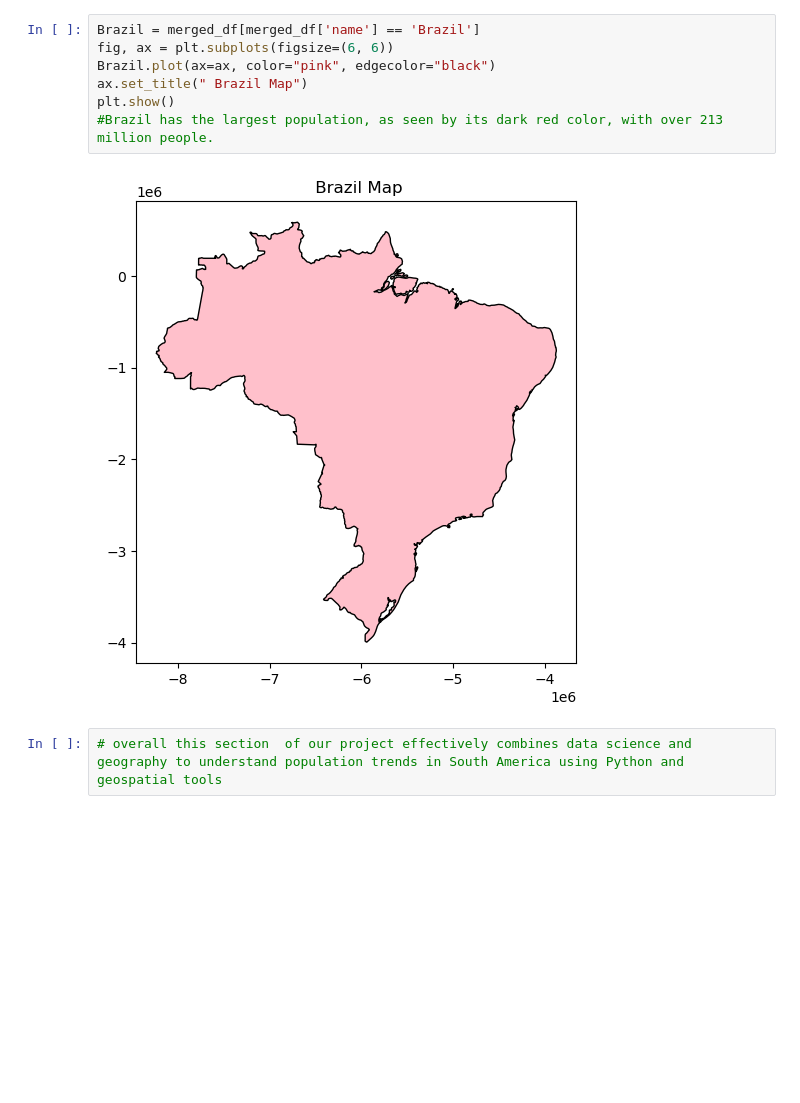
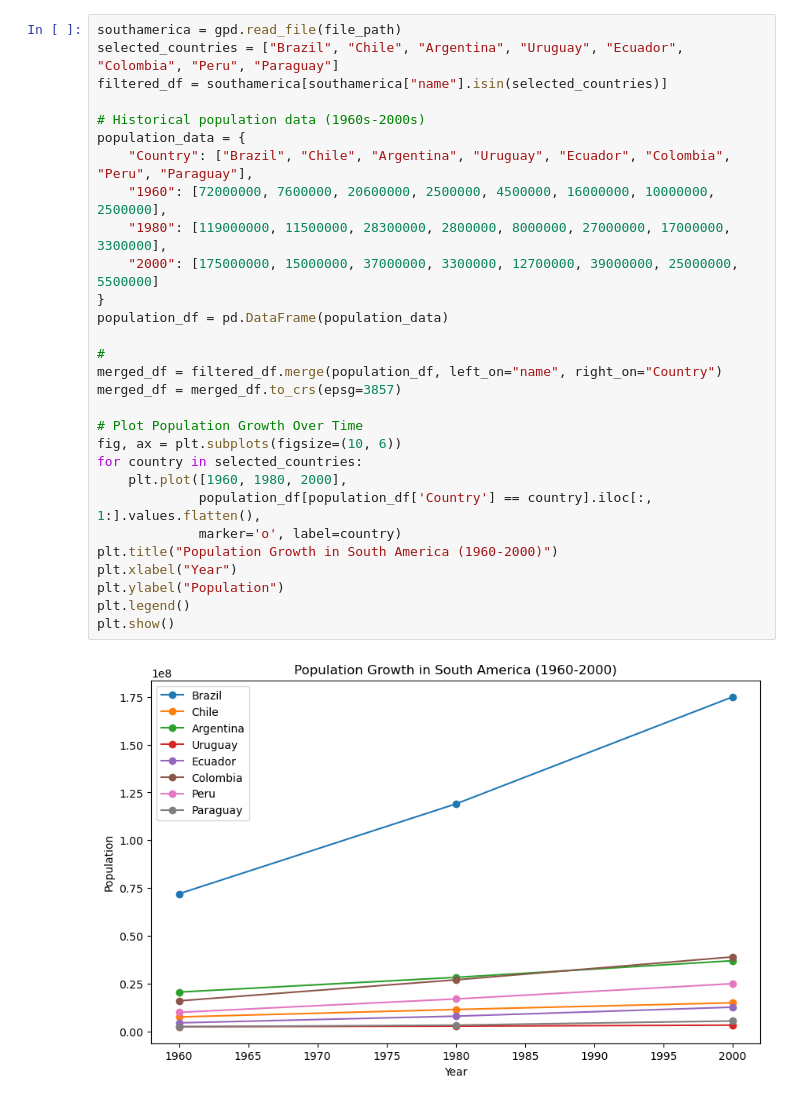
Before and after one commit to celestebasken/Project1, a Jupyter notebook: joc_workspace.ipynb, the cells around one changed output. Cells and saved outputs as stored; diff of their text form; blank space fills up the shorter version.

```diff
--- a/joc_workspace.ipynb
+++ b/joc_workspace.ipynb
@@ -96,11 +85,31 @@ plt.show()
-# %%
-Brazil = merged_df[merged_df['name'] == 'Brazil']
-fig, ax = plt.subplots(figsize=(6, 6))
-Brazil.plot(ax=ax, color="pink", edgecolor="black")
-ax.set_title(" Brazil Map")
-plt.show()
-#Brazil has the largest population, as seen by its dark red color, with over 213 million people.
-# %% [output]
-[figure, removed]
-# %%
-# overall this section  of our project effectively combines data science and geography to understand population trends in South America using Python and geospatial tools
+# %%
+southamerica = gpd.read_file(file_path)
+selected_countries = ["Brazil", "Chile", "Argentina", "Uruguay", "Ecuador", "Colombia", "Peru", "Paraguay"]
+filtered_df = southamerica[southamerica["name"].isin(selected_countries)]
+
+# Historical population data (1960s-2000s)
+population_data = {
+    "Country": ["Brazil", "Chile", "Argentina", "Uruguay", "Ecuador", "Colombia", "Peru", "Paraguay"],
+    "1960": [72000000, 7600000, 20600000, 2500000, 4500000, 16000000, 10000000, 2500000],
+    "1980": [119000000, 11500000, 28300000, 2800000, 8000000, 27000000, 17000000, 3300000],
+    "2000": [175000000, 15000000, 37000000, 3300000, 12700000, 39000000, 25000000, 5500000]
+}
+population_df = pd.DataFrame(population_data)
+
+#
+merged_df = filtered_df.merge(population_df, left_on="name", right_on="Country")
+merged_df = merged_df.to_crs(epsg=3857)
+
+# Plot Population Growth Over Time
+fig, ax = plt.subplots(figsize=(10, 6))
+for country in selected_countries:
+    plt.plot([1960, 1980, 2000],
+             population_df[population_df['Country'] == country].iloc[:, 1:].values.flatten(),
+             marker='o', label=country)
+plt.title("Population Growth in South America (1960-2000)")
+plt.xlabel("Year")
+plt.ylabel("Population")
+plt.legend()
+plt.show()
+# %% [output]
+[figure, added]
```
Also changed, not shown: parts of 8 cells of this notebook.
